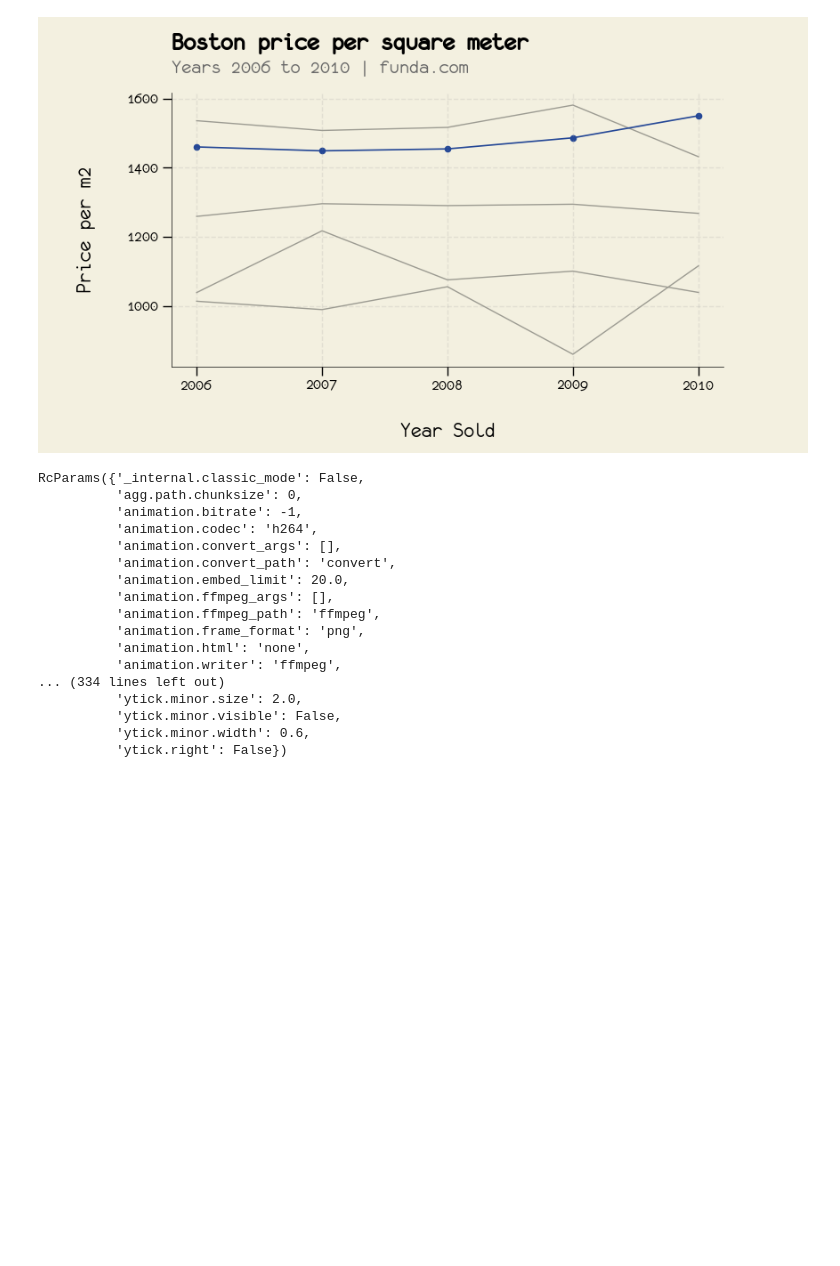
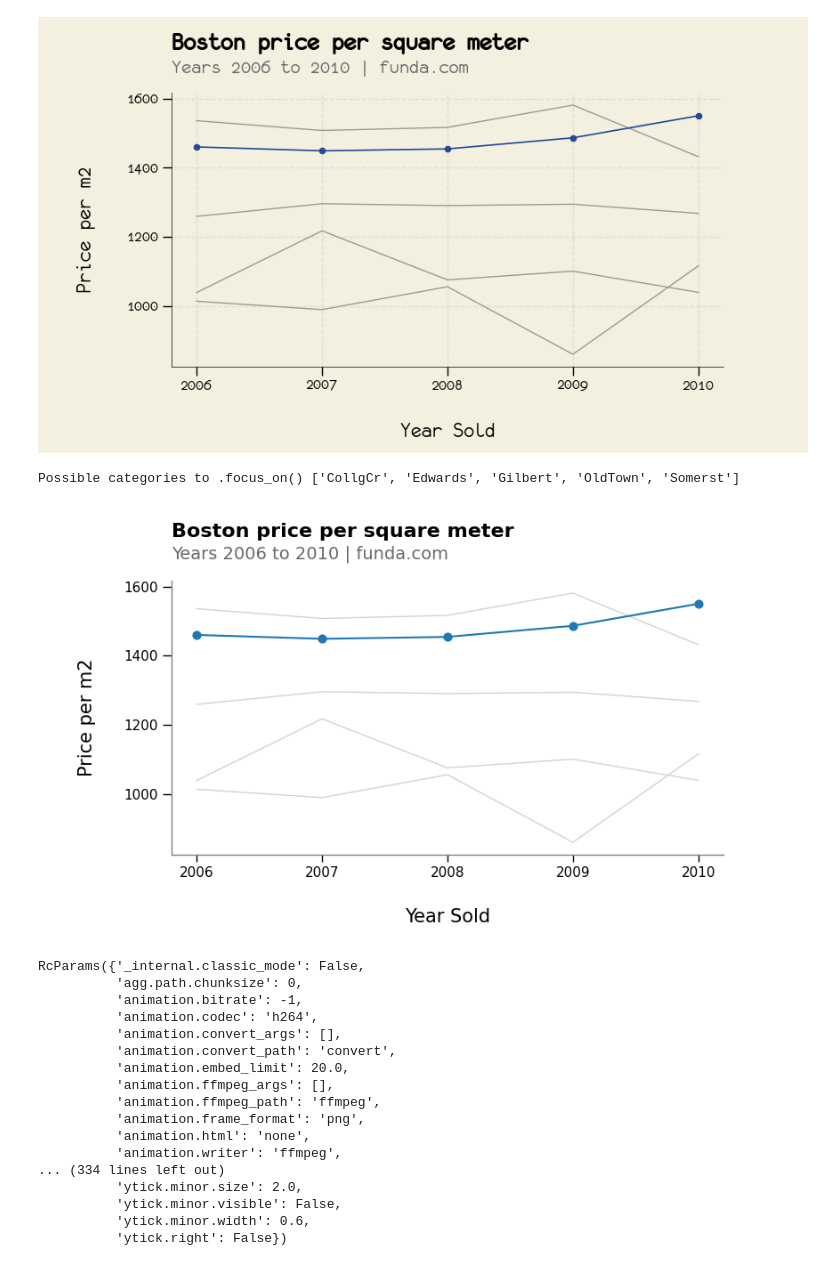
Before and after one commit to ismaelcv/skeleton, a Jupyter notebook: notebooks/plot_execution.ipynb, the cells around one changed output. Saved outputs shown, nothing was run; the diff lists cells and outputs as text; code cells hidden in the pictures; blank space fills up the shorter version.

Commit message:
fixed base

```diff
--- a/notebooks/plot_execution.ipynb
+++ b/notebooks/plot_execution.ipynb
@@ -126,6 +126,39 @@ df = (boston
 # %% [output]
 Possible categories to .focus_on() ['CollgCr', 'Edwards', 'Gilbert', 'OldTown', 'Somerst']
 [figure]
+# %%
+from skeleton.plots.scatter import plot
+
+popular_neighborhoods = (
+    boston
+    .groupby('Neighborhood')
+    .Id.count()
+    .sort_values(ascending=False)
+    .index
+)[1:6]
+
+df = (boston
+    .loc[lambda df: df.Neighborhood.isin(popular_neighborhoods)]
+    .groupby(["Neighborhood","YrSold"],as_index= False)
+    .ppsqm.mean()
+)
+
+(
+    plot(df,"YrSold","ppsqm", style = "base")
+    .set_ylabel("Price per m2")
+    .set_xlabel("Year Sold")
+    .set_title("Boston price per square meter")
+    .set_subtitle("Years 2006 to 2010 | funda.com")
+    .color_by("Neighborhood")
+    .focus_on("CollgCr")
+    .set_figsize(8,4)
+    .set_yticks(np.arange(1000, 1800, 200))
+    .set_xticks(np.arange(2006, 2011))
+    .show()
+)
+# %% [output]
+Possible categories to .focus_on() ['CollgCr', 'Edwards', 'Gilbert', 'OldTown', 'Somerst']
+[figure, added]
 # %%
 import matplotlib.pyplot as plt
 plt.rcParamsDefault
```
Also changed, not shown: 2 other files.
